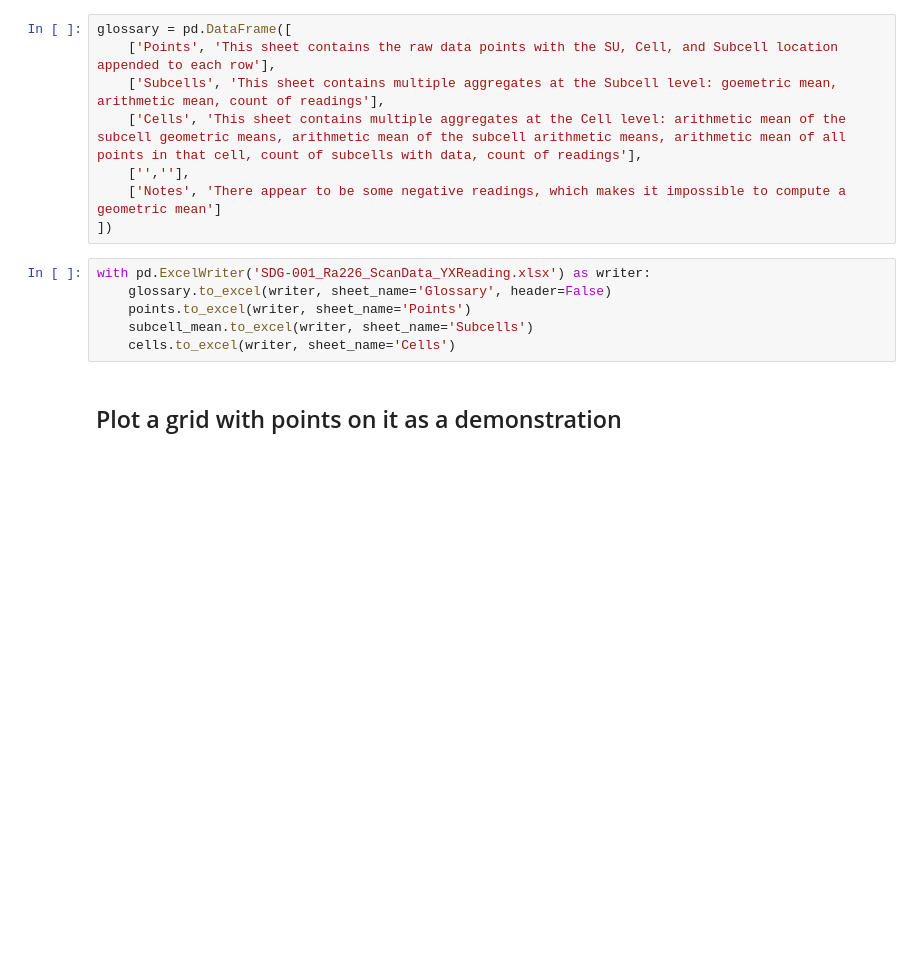
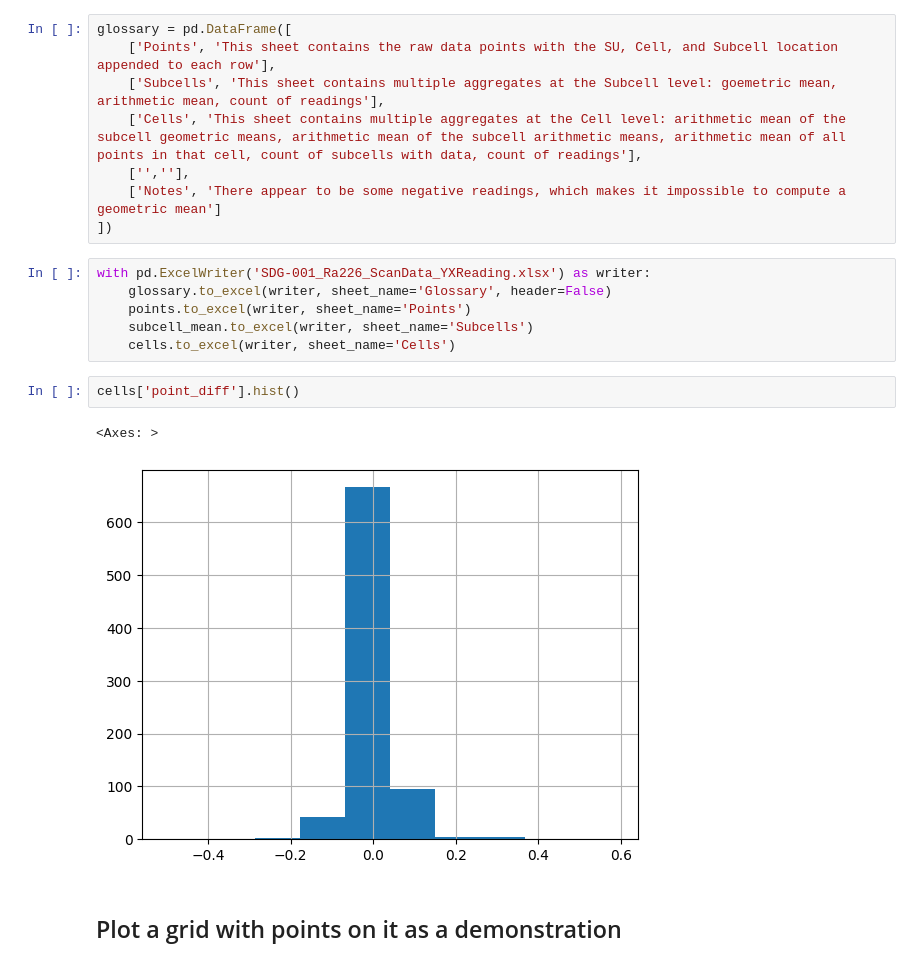
Before and after one commit to paulboal/moab-data, a Jupyter notebook: moab.ipynb, the cells around one changed output. Saved outputs shown, nothing was run; the diff lists cells and outputs as text; blank space fills up the shorter version.

Commit message:
Added histogram of differences

```diff
--- a/moab.ipynb
+++ b/moab.ipynb
@@ -221,6 +221,11 @@ with pd.ExcelWriter('SDG-001_Ra226_ScanData_YXReading.xlsx') as writer:
     points.to_excel(writer, sheet_name='Points')
     subcell_mean.to_excel(writer, sheet_name='Subcells')
     cells.to_excel(writer, sheet_name='Cells')
+# %%
+cells['point_diff'].hist()
+# %% [output]
+<Axes: >
+[figure, added]
 # %% [markdown]
 ## Plot a grid with points on it as a demonstration
 # %%
```
Also changed, not shown: 1 other file.
